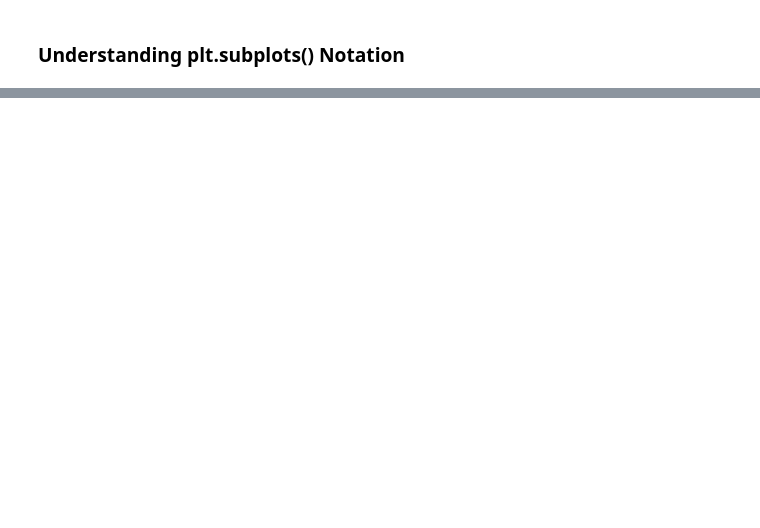
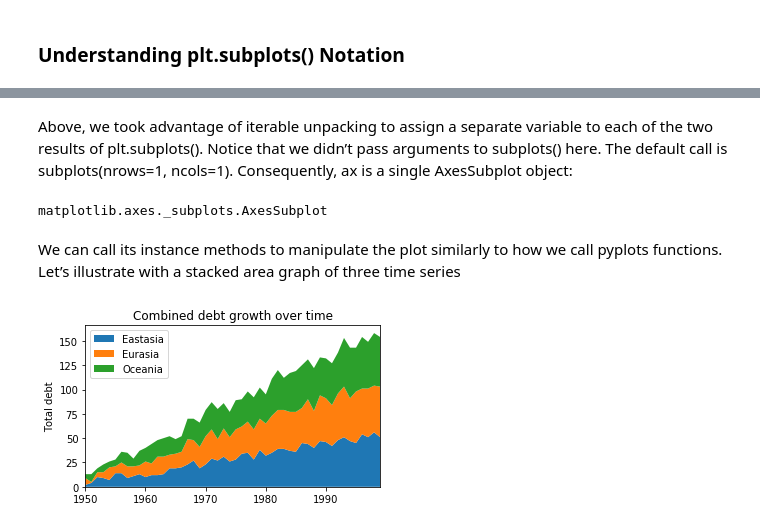
Before and after one commit to kushkul/Intro-to-Analytics, a Jupyter notebook: Visualization/Matplotlib-structure.ipynb, the cells around one changed output, grey strips where cells are left out. Drawn from its saved outputs; the diff is of its cells as text; code cells hidden in the pictures; blank space fills up the shorter version.

```diff
--- a/Visualization/Matplotlib-structure.ipynb
+++ b/Visualization/Matplotlib-structure.ipynb
@@ -98,0 +105,23 @@ Matplotlib presents this as a figure anatomy, rather than an explicit hierarchy:
+# %% [markdown]
+Above, we took advantage of iterable unpacking to assign a separate variable to each of the two results of plt.subplots(). Notice that we didn’t pass arguments to subplots() here. The default call is subplots(nrows=1, ncols=1). Consequently, ax is a single AxesSubplot object:
+# %%
+type(ax)
+# %% [output]
+matplotlib.axes._subplots.AxesSubplot
+# %% [markdown]
+We can call its instance methods to manipulate the plot similarly to how we call pyplots functions. Let’s illustrate with a stacked area graph of three time series
+# %%
+#creating 3 time series variables
+rng = np.arange(50)
+rnd = np.random.randint(0, 10, size=(3, rng.size))
+yrs = 1950 + rng
+
+fig, ax = plt.subplots(figsize=(5, 3))
+ax.stackplot(yrs, rng + rnd, labels=['Eastasia', 'Eurasia', 'Oceania'])
+ax.set_title('Combined debt growth over time')
+ax.legend(loc='upper left')
+ax.set_ylabel('Total debt')
+ax.set_xlim(xmin=yrs[0], xmax=yrs[-1])
+fig.tight_layout()
+# %% [output]
+[figure, added]
```
Also changed, not shown: parts of 24 cells of this notebook.
